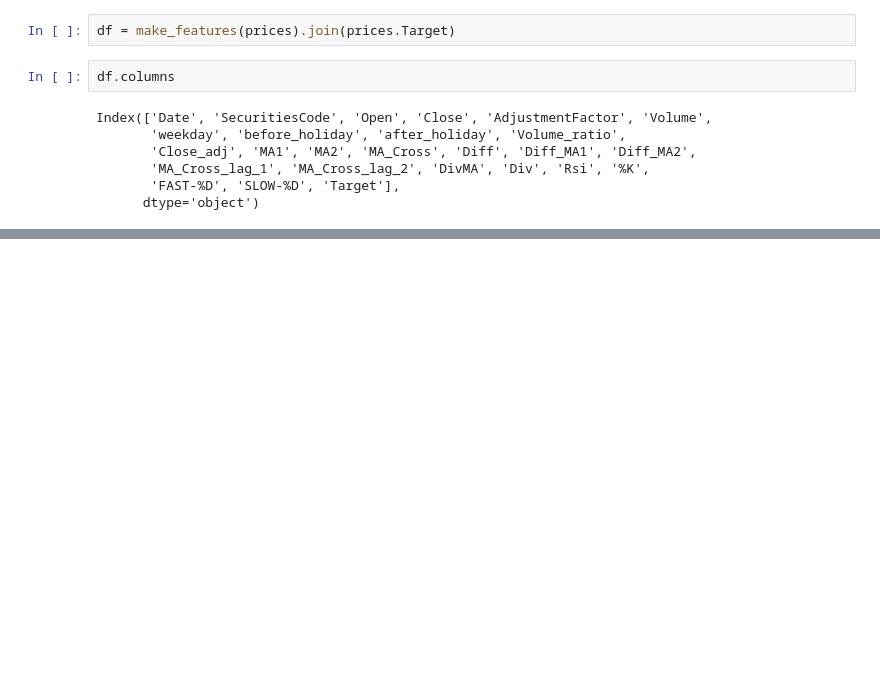
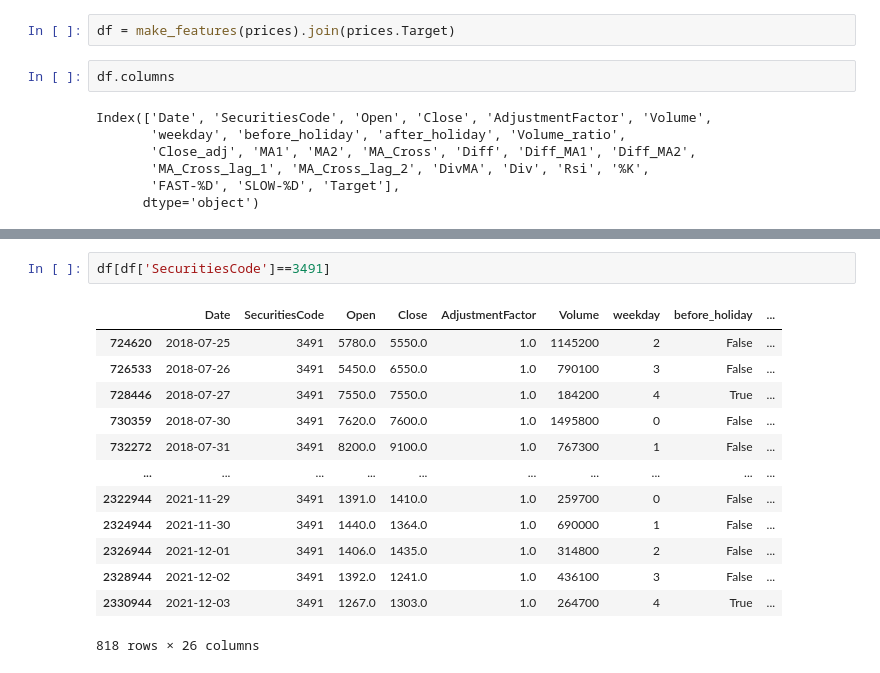
Before and after one commit to SmokeiiiiiCoder/CapstoneTwo, a Jupyter notebook: EDANEW.ipynb, the cells around one changed output, grey strips where cells are left out. Saved outputs shown, nothing was run; the diff lists cells and outputs as text; blank space fills up the shorter version.

```diff
--- a/EDANEW.ipynb
+++ b/EDANEW.ipynb
@@ -264,0 +364,16 @@ Writing file.  "./data/supplemental_files\stock_prices_with_features.csv"
+# %%
+df[df['SecuritiesCode']==3491]
+# %% [output]
+|  | Date | SecuritiesCode | Open | Close | AdjustmentFactor | Volume | weekday | before_holiday | ... |
+| 724620 | 2018-07-25 | 3491 | 5780.0 | 5550.0 | 1.0 | 1145200 | 2 | False | ... |
+| 726533 | 2018-07-26 | 3491 | 5450.0 | 6550.0 | 1.0 | 790100 | 3 | False | ... |
+| 728446 | 2018-07-27 | 3491 | 7550.0 | 7550.0 | 1.0 | 184200 | 4 | True | ... |
+| 730359 | 2018-07-30 | 3491 | 7620.0 | 7600.0 | 1.0 | 1495800 | 0 | False | ... |
+| 732272 | 2018-07-31 | 3491 | 8200.0 | 9100.0 | 1.0 | 767300 | 1 | False | ... |
+| ... | ... | ... | ... | ... | ... | ... | ... | ... | ... |
+| 2322944 | 2021-11-29 | 3491 | 1391.0 | 1410.0 | 1.0 | 259700 | 0 | False | ... |
+| 2324944 | 2021-11-30 | 3491 | 1440.0 | 1364.0 | 1.0 | 690000 | 1 | False | ... |
+| 2326944 | 2021-12-01 | 3491 | 1406.0 | 1435.0 | 1.0 | 314800 | 2 | False | ... |
+| 2328944 | 2021-12-02 | 3491 | 1392.0 | 1241.0 | 1.0 | 436100 | 3 | False | ... |
+| 2330944 | 2021-12-03 | 3491 | 1267.0 | 1303.0 | 1.0 | 264700 | 4 | True | ... |
+818 rows × 26 columns
```
Also changed, not shown: parts of 26 cells of this notebook, 1 other file.
